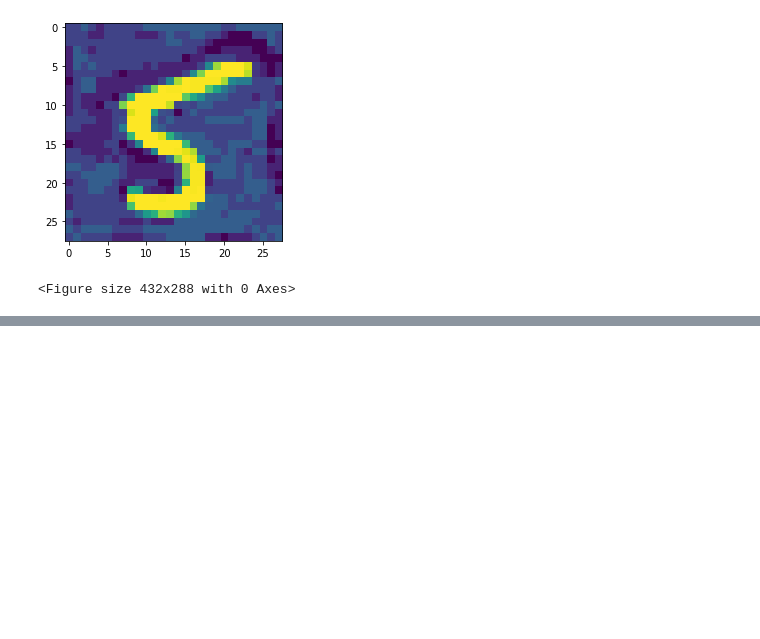
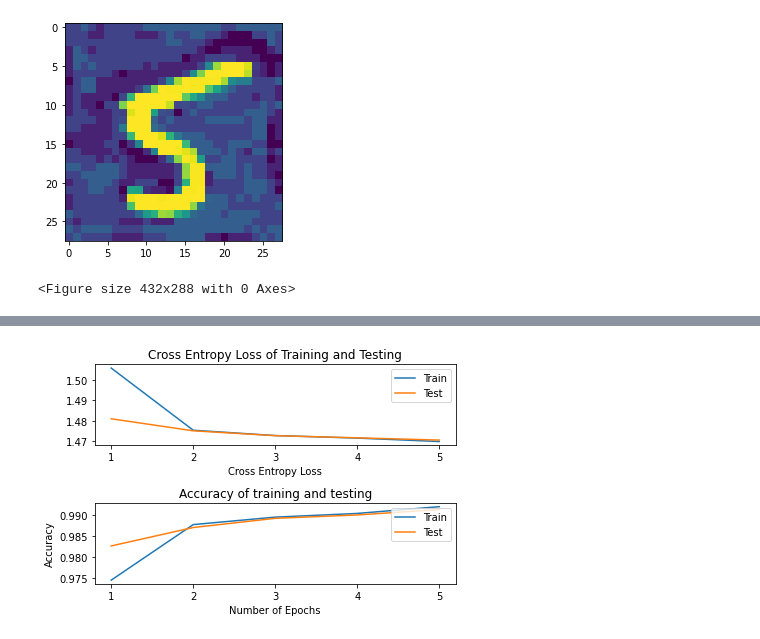
Before and after one commit to panxiaofan/Advanced-Mahchine-Perception, a Jupyter notebook: CIS680_Fall2020_HW1_b_Answer_4.2.ipynb, the cells around one changed output, grey strips where cells are left out. Cells and saved outputs as stored; diff of their text form; code cells hidden in the pictures; blank space fills up the shorter version.

```diff
--- a/CIS680_Fall2020_HW1_b_Answer_4.2.ipynb
+++ b/CIS680_Fall2020_HW1_b_Answer_4.2.ipynb
@@ -456,0 +527,26 @@ true label: 5, initial predict: 5,target label:4
+# %%
+import numpy as np
+import matplotlib.pyplot as plt
+
+fig, axs = plt.subplots(2, 1)
+axs[0].plot(np.arange(1, num_epochs + 1), np.array(train_losses))
+axs[0].plot(np.arange(1, num_epochs + 1), np.array(test_losses))
+axs[0].legend(['Train','Test'], loc='upper right')
+axs[0].set_xlabel('Number of Epochs')
+axs[0].set_xlabel('Cross Entropy Loss')
+axs[0].set_xticks(range(1,num_epochs + 1))
+axs[0].set_title('Cross Entropy Loss of Training and Testing')
+
+axs[1].plot(np.arange(1, num_epochs + 1), np.array(train_accuracy))
+axs[1].plot(np.arange(1, num_epochs + 1), np.array(test_accuracy))
+axs[1].legend(['Train','Test'], loc='upper right')
+axs[1].set_xlabel('Number of Epochs')
+axs[1].set_ylabel('Accuracy')
+axs[1].set_xticks(range(1,num_epochs + 1))
+axs[1].set_title('Accuracy of training and testing')
+
+plt.savefig(HOMEWORK_FOLDER+'/training and testing curve.png')
+plt.tight_layout()
+plt.show()
+# %% [output]
+[figure, added]
```
Also changed, not shown: parts of 10 cells of this notebook.
